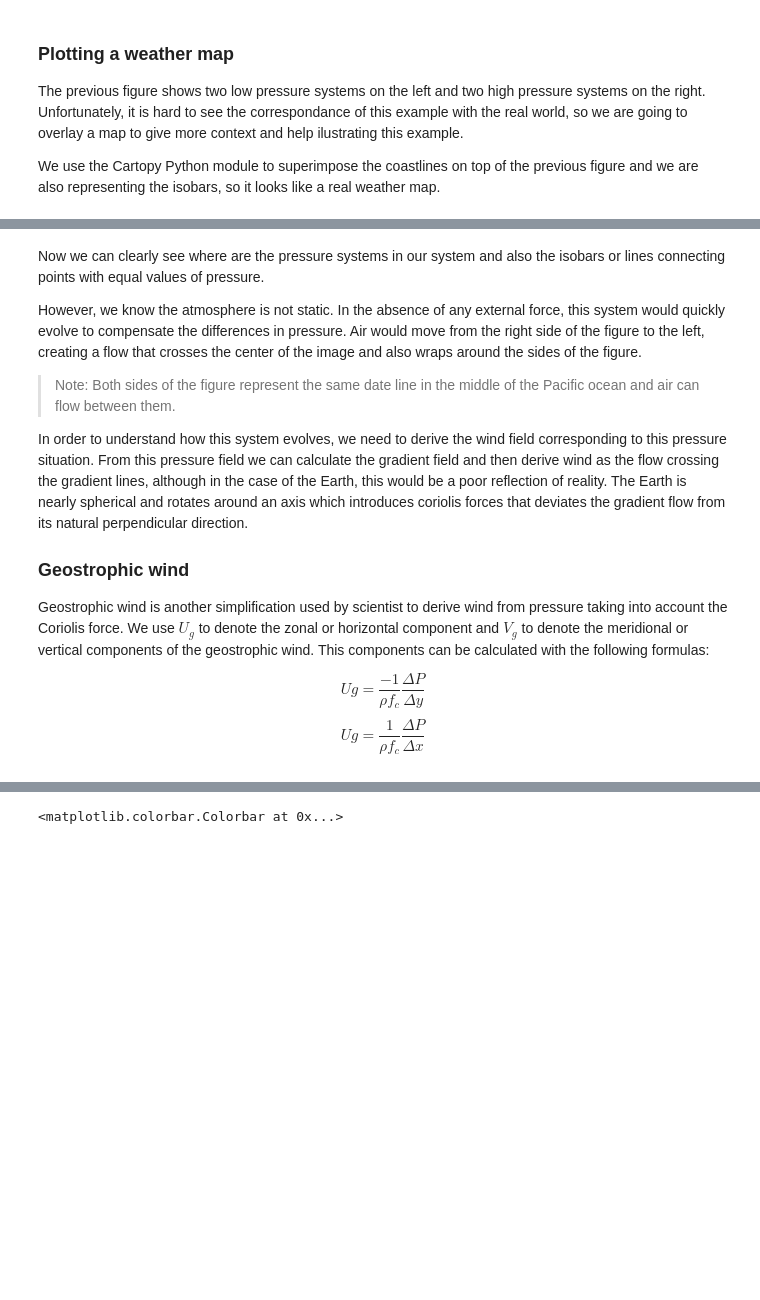
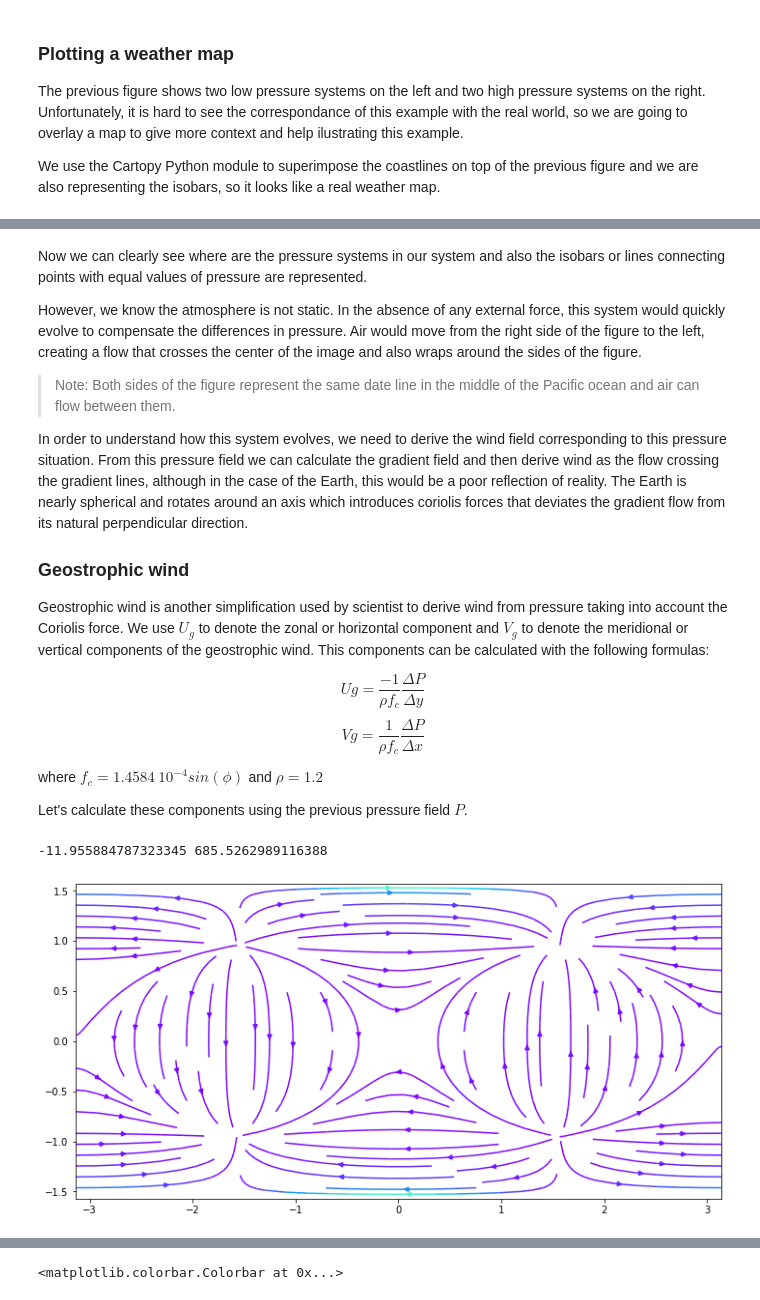
Before and after one commit to prl900/comp_physics, a Jupyter notebook: _notebooks/2021-05-11-wpnp.ipynb, the cells around one changed output, grey strips where cells are left out. Drawn from its saved outputs; the diff is of its cells as text; code cells hidden in the pictures; blank space fills up the shorter version.

```diff
--- a/_notebooks/2021-05-11-wpnp.ipynb
+++ b/_notebooks/2021-05-11-wpnp.ipynb
@@ -69,5 +72,5 @@ plt.show()
 # %% [markdown]
-Now we can clearly see where are the pressure systems in our system and also the isobars or lines connecting points with equal values of pressure.
+Now we can clearly see where are the pressure systems in our system and also the isobars or lines connecting points with equal values of pressure are represented.
 
 However, we know the atmosphere is not static. In the absence of any external force, this system would quickly evolve to compensate the differences in pressure. Air would move from the right side of the figure to the left, creating a flow that crosses the center of the image and also wraps around the sides of the figure.
 
@@ -80,4 +83,26 @@ In order to understand how this system evolves, we need to derive the wind field
 Geostrophic wind is another simplification used by scientist to derive wind from pressure taking into account the Coriolis force. We use $U_g$ to denote the zonal or horizontal component and $V_g$ to denote the meridional or vertical components of the geostrophic wind. This components can be calculated with the following formulas:
 
 $$Ug=\frac{-1}{\rho f_c} \frac{\Delta P}{\Delta y}$$
-$$Ug=\frac{1}{\rho f_c} \frac{\Delta P}{\Delta x}$$
+$$Vg=\frac{1}{\rho f_c} \frac{\Delta P}{\Delta x}$$
+
+where $ f_c = 1.4584 \: 10^{-4} sin(\phi) $ and $ \rho = 1.2 $
+
+Let's calculate these components using the previous pressure field $P$.
+# %%
+ρ = 1.2
+
+ug = (-1/(ρ*1.4584e-4*np.sin(ϕϕ))*np.gradient(ps, axis=0))/1e5
+vg = (1/(ρ*1.4584e-4*np.sin(ϕϕ))*np.gradient(ps, axis=1))/(1e5*(1-np.abs(np.sin(ϕϕ))))
+
+print(np.nanmin(ug), np.nanmax(vg))
+
+magnitude = (ug ** 2 + vg ** 2) ** 0.5
+plt.figure(figsize=(12,6))
+#ax = plt.axes(projection=ccrs.PlateCarree())
+#ax.coastlines()
+plt.streamplot(λλ, ϕϕ, vg, ug, density=1, color=magnitude, cmap='rainbow')
+
+plt.show()
+# %% [output]
+-11.955884787323345 685.5262989116388
+[figure, added]
```
Also changed, not shown: parts of 7 cells of this notebook.
